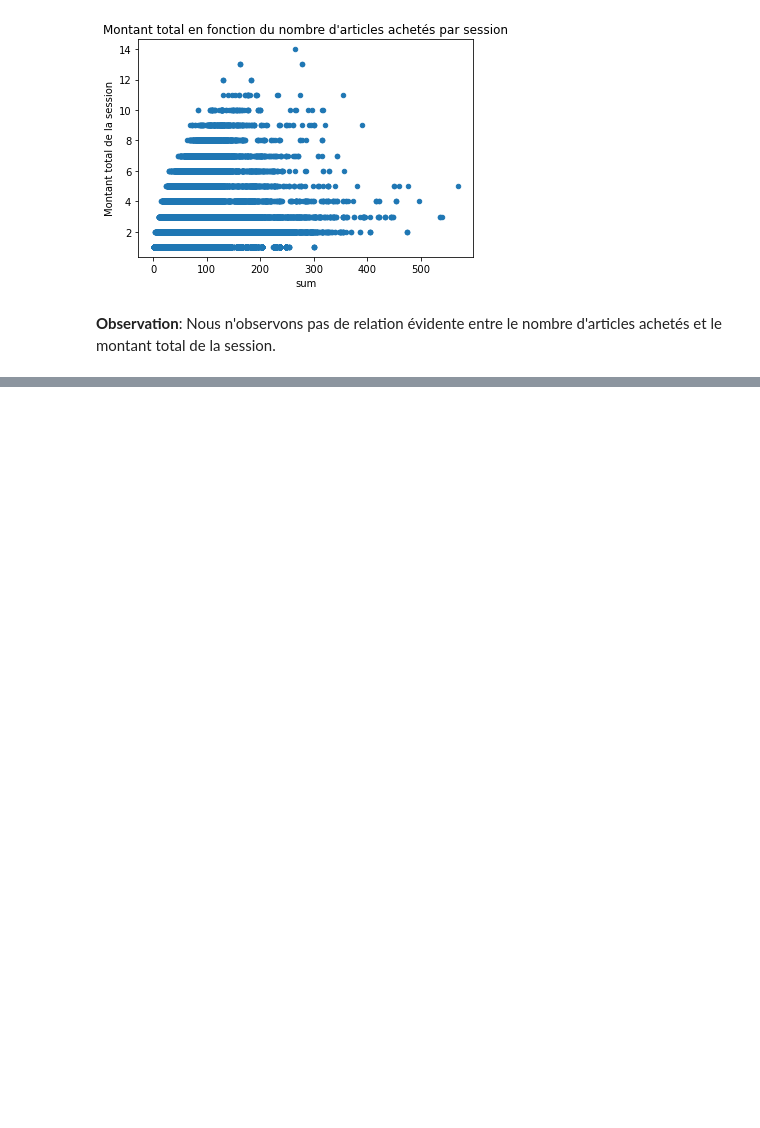
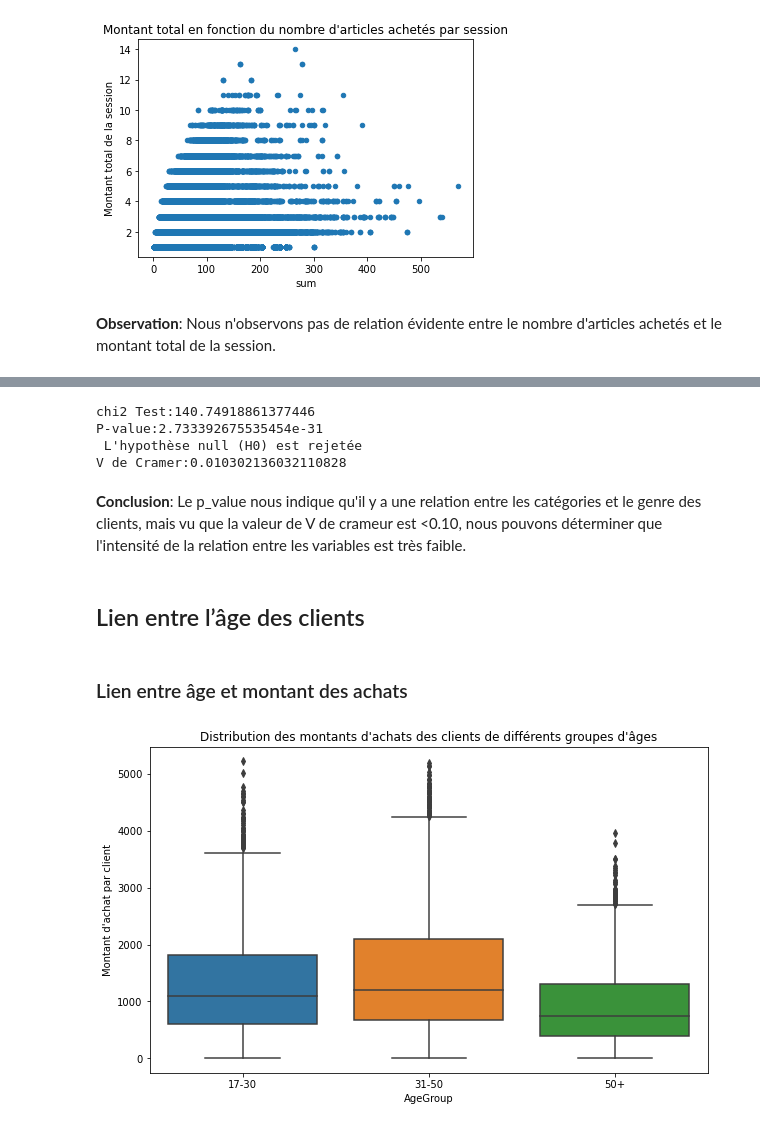
Before and after one commit to Drcadin/Bookshop_analysis, a Jupyter notebook: Bookshop_seles_analysis.ipynb, the cells around one changed output, grey strips where cells are left out. Drawn from its saved outputs; the diff is of its cells as text; code cells hidden in the pictures; blank space fills up the shorter version.

Commit message:
Tests statistiques et conclusions des analyses

```diff
--- a/Bookshop_seles_analysis.ipynb
+++ b/Bookshop_seles_analysis.ipynb
@@ -1221,0 +1278,37 @@ df.to_csv('df2.csv')
+# %%
+# Test Chi2
+chi2, p, dof, ex = chi2_contingency(count_table_genre_cat, correction=True)
+print(f"chi2 Test:{chi2}")
+print(f"P-value:{p}")
+TestStat(p)
+
+dataset= count_table_genre_cat.values.tolist()
+N = np.sum(dataset)
+v_cramer = np.sqrt((chi2/N) / dof)
+
+print(f"V de Cramer:{v_cramer}")
+# %% [output]
+chi2 Test:140.74918861377446
+P-value:2.733392675535454e-31
+ L'hypothèse null (H0) est rejetée
+V de Cramer:0.010302136032110828
+# %% [markdown]
+**Conclusion**:
+Le p_value nous indique qu'il y a une relation entre les catégories et le genre des clients, mais vu que la valeur de V de crameur est <0.10, nous pouvons déterminer que l'intensité de la relation entre les variables est très faible.
+# %% [markdown]
+## Lien entre l’âge des clients
+# %% [markdown]
+### Lien entre âge et montant des achats
+# %%
+# Boxplot des montant par cathegories d'ages
+ca_client_age = df.groupby('client_id',as_index=False).agg(ca=('price','sum'),
+                                            AgeGroup=('AgeGroup', 'min') )
+# suppression des outliers identifie precedement
+ca_client_age= ca_client_age[ca_client_age['ca']<50000]
+plt.figure(figsize=(10, 6))
+sns.boxplot( x= ca_client_age['AgeGroup'], y=ca_client_age['ca'], order=['17-30','31-50','50+'])
+plt.title("Distribution des montants d'achats des clients de différents groupes d'âges")
+plt.ylabel("Montant d'achat par client")
+plt.show()
+# %% [output]
+[figure, added]
```
Also changed, not shown: parts of 58 cells of this notebook.
